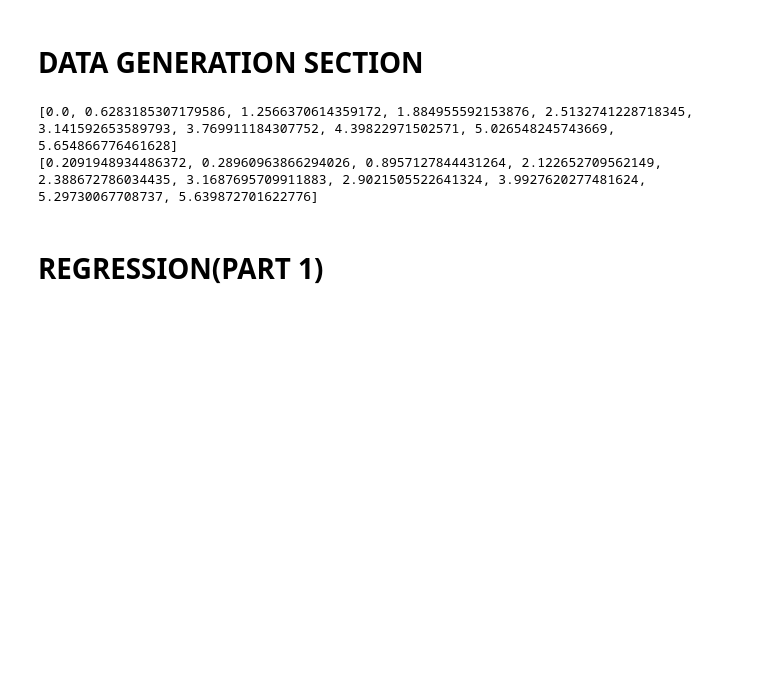
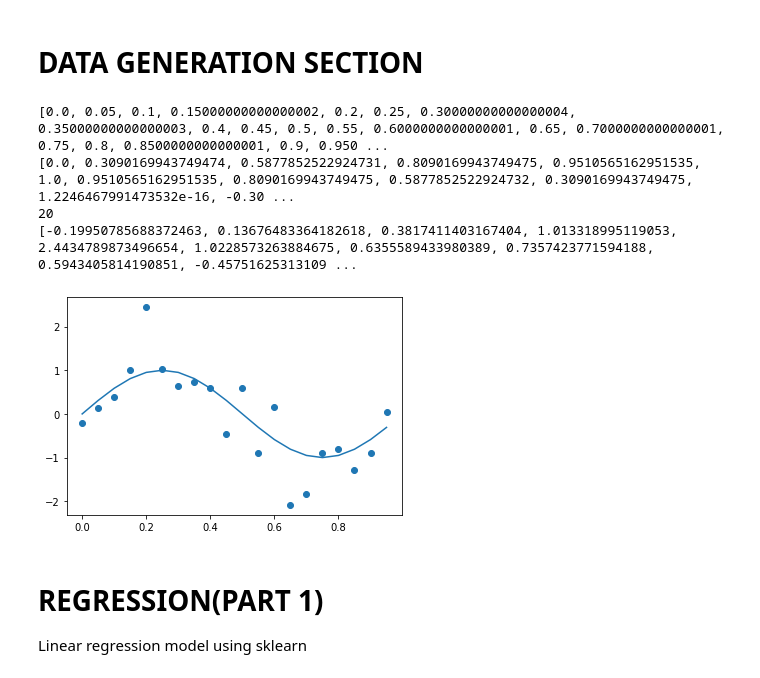
Before and after one commit to rohandesai-028/ML-Assignment-, a Jupyter notebook: Regression.ipynb, the cells around one changed output. Cells and saved outputs as stored; diff of their text form; code cells hidden in the pictures; blank space fills up the shorter version.

```diff
--- a/Regression.ipynb
+++ b/Regression.ipynb
@@ -14,16 +19,27 @@ poly_features = PolynomialFeatures(degree=2, include_bias=False)
 # %%
 noise   =   []
 x       =   []
 data    =   []
-for i in range(0,10):
-  x.append(2*math.pi*(i*0.1))
+t       =   []
+samples = 20
+for i in range(0,samples):
+  x.append(math.sin(2*math.pi*(i*(1/samples))))
   noise.append(np.random.normal(0, .5))
-for i in range(0,10):
+  t.append(i*(1/samples))
+for i in range(0,samples):
   data.append(x[i]+noise[i])
+print(t)
 print(x)
+print(len(x))
+plt.plot(t,x)
+plt.scatter(t,data)
 print(data)
 # %% [output]
-[0.0, 0.6283185307179586, 1.2566370614359172, 1.884955592153876, 2.5132741228718345, 3.141592653589793, 3.769911184307752, 4.39822971502571, 5.026548245743669, 5.654866776461628]
-[0.2091948934486372, 0.28960963866294026, 0.8957127844431264, 2.122652709562149, 2.388672786034435, 3.1687695709911883, 2.9021505522641324, 3.9927620277481624, 5.29730067708737, 5.639872701622776]
+[0.0, 0.05, 0.1, 0.15000000000000002, 0.2, 0.25, 0.30000000000000004, 0.35000000000000003, 0.4, 0.45, 0.5, 0.55, 0.6000000000000001, 0.65, 0.7000000000000001, 0.75, 0.8, 0.8500000000000001, 0.9, 0.950 ...
+[0.0, 0.3090169943749474, 0.5877852522924731, 0.8090169943749475, 0.9510565162951535, 1.0, 0.9510565162951535, 0.8090169943749475, 0.5877852522924732, 0.3090169943749475, 1.2246467991473532e-16, -0.30 ...
+20
+[-0.19950785688372463, 0.13676483364182618, 0.3817411403167404, 1.013318995119053, 2.4434789873496654, 1.0228573263884675, 0.6355589433980389, 0.7357423771594188, 0.5943405814190851, -0.45751625313109 ...
+[figure, added]
 # %% [markdown]
 # REGRESSION(PART 1)
+Linear regression model using sklearn
```
Also changed, not shown: parts of 4 cells of this notebook.
